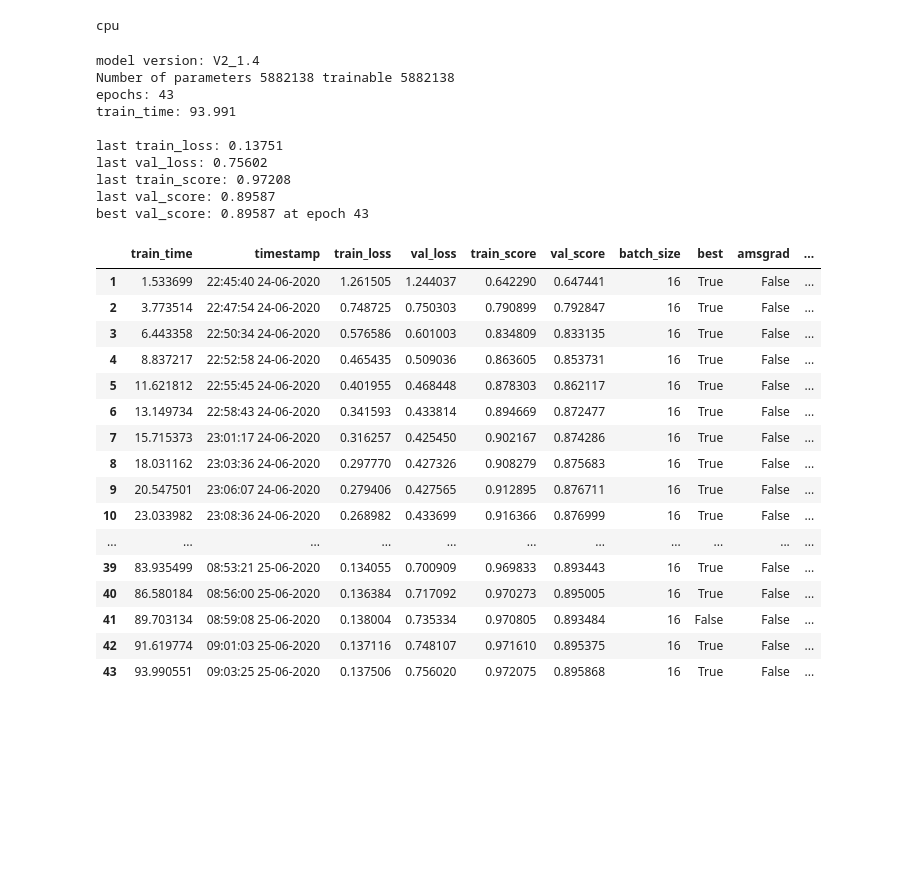
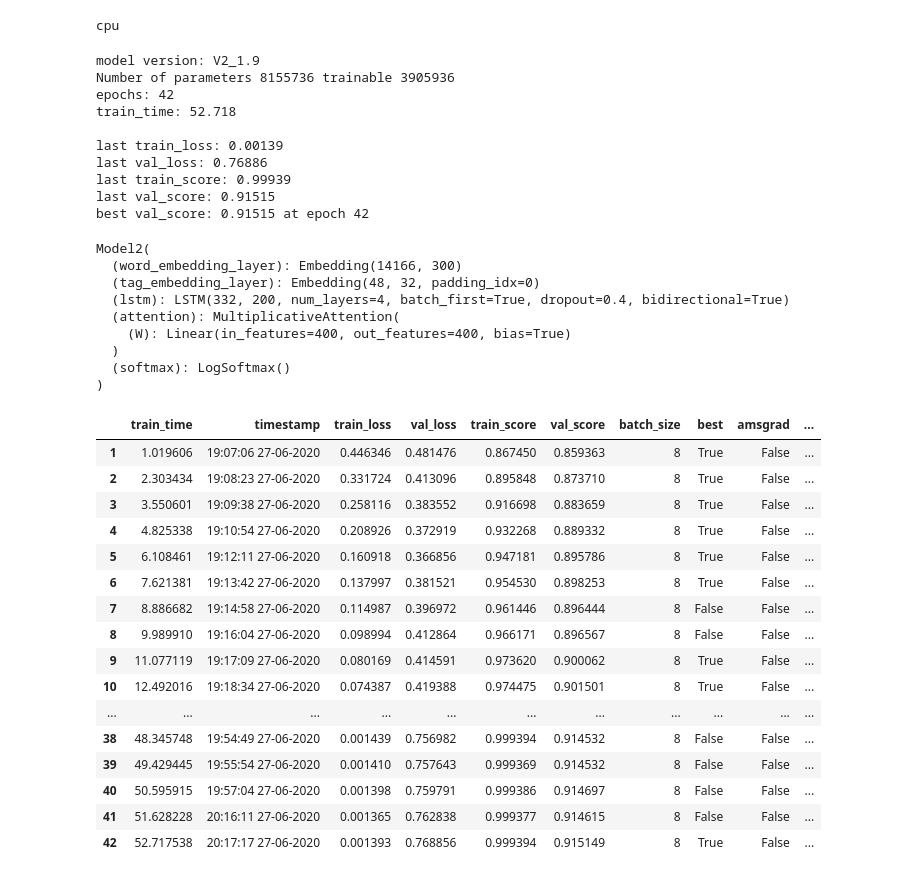
Before and after one commit to matansudry/Neural_Networks_for_Dependency_Parser, a Jupyter notebook: evaluate.ipynb, the cells around one changed output. Saved outputs shown, nothing was run; the diff lists cells and outputs as text; code cells hidden in the pictures; blank space fills up the shorter version.

Commit message:
final m2 model commit

```diff
--- a/evaluate.ipynb
+++ b/evaluate.ipynb
@@ -58,31 +54,46 @@ save = True
+# %%
+# version = 'V2_1.5_AdamW_new_dropout'
+# version = 'V2_1.7'
+# version = 'V2_1.8'
+version = 'V2_1.9'
 # %%
 checkpoint = ptu.load_model(version=version, versions_dir=versions_dir, epoch='best', seed=42)
+display(checkpoint.model)
 display(checkpoint.log)
 # %% [output]
-model version: V2_1.4
-Number of parameters 5882138 trainable 5882138
-epochs: 43
-train_time: 93.991
+model version: V2_1.9
+Number of parameters 8155736 trainable 3905936
+epochs: 42
+train_time: 52.718
 
-last train_loss: 0.13751
-last val_loss: 0.75602
-last train_score: 0.97208
-last val_score: 0.89587
-best val_score: 0.89587 at epoch 43
+last train_loss: 0.00139
+last val_loss: 0.76886
+last train_score: 0.99939
+last val_score: 0.91515
+best val_score: 0.91515 at epoch 42
+Model2(
+  (word_embedding_layer): Embedding(14166, 300)
+  (tag_embedding_layer): Embedding(48, 32, padding_idx=0)
+  (lstm): LSTM(332, 200, num_layers=4, batch_first=True, dropout=0.4, bidirectional=True)
+  (attention): MultiplicativeAttention(
+    (W): Linear(in_features=400, out_features=400, bias=True)
+  )
+  (softmax): LogSoftmax()
+)
 |  | train_time | timestamp | train_loss | val_loss | train_score | val_score | batch_size | best | amsgrad | ... |
-| 1 | 1.533699 | 22:45:40 24-06-2020 | 1.261505 | 1.244037 | 0.642290 | 0.647441 | 16 | True | False | ... |
-| 2 | 3.773514 | 22:47:54 24-06-2020 | 0.748725 | 0.750303 | 0.790899 | 0.792847 | 16 | True | False | ... |
-| 3 | 6.443358 | 22:50:34 24-06-2020 | 0.576586 | 0.601003 | 0.834809 | 0.833135 | 16 | True | False | ... |
-| 4 | 8.837217 | 22:52:58 24-06-2020 | 0.465435 | 0.509036 | 0.863605 | 0.853731 | 16 | True | False | ... |
-| 5 | 11.621812 | 22:55:45 24-06-2020 | 0.401955 | 0.468448 | 0.878303 | 0.862117 | 16 | True | False | ... |
-| 6 | 13.149734 | 22:58:43 24-06-2020 | 0.341593 | 0.433814 | 0.894669 | 0.872477 | 16 | True | False | ... |
-| 7 | 15.715373 | 23:01:17 24-06-2020 | 0.316257 | 0.425450 | 0.902167 | 0.874286 | 16 | True | False | ... |
-| 8 | 18.031162 | 23:03:36 24-06-2020 | 0.297770 | 0.427326 | 0.908279 | 0.875683 | 16 | True | False | ... |
-| 9 | 20.547501 | 23:06:07 24-06-2020 | 0.279406 | 0.427565 | 0.912895 | 0.876711 | 16 | True | False | ... |
-| 10 | 23.033982 | 23:08:36 24-06-2020 | 0.268982 | 0.433699 | 0.916366 | 0.876999 | 16 | True | False | ... |
+| 1 | 1.019606 | 19:07:06 27-06-2020 | 0.446346 | 0.481476 | 0.867450 | 0.859363 | 8 | True | False | ... |
+| 2 | 2.303434 | 19:08:23 27-06-2020 | 0.331724 | 0.413096 | 0.895848 | 0.873710 | 8 | True | False | ... |
+| 3 | 3.550601 | 19:09:38 27-06-2020 | 0.258116 | 0.383552 | 0.916698 | 0.883659 | 8 | True | False | ... |
+| 4 | 4.825338 | 19:10:54 27-06-2020 | 0.208926 | 0.372919 | 0.932268 | 0.889332 | 8 | True | False | ... |
+| 5 | 6.108461 | 19:12:11 27-06-2020 | 0.160918 | 0.366856 | 0.947181 | 0.895786 | 8 | True | False | ... |
+| 6 | 7.621381 | 19:13:42 27-06-2020 | 0.137997 | 0.381521 | 0.954530 | 0.898253 | 8 | True | False | ... |
+| 7 | 8.886682 | 19:14:58 27-06-2020 | 0.114987 | 0.396972 | 0.961446 | 0.896444 | 8 | False | False | ... |
+| 8 | 9.989910 | 19:16:04 27-06-2020 | 0.098994 | 0.412864 | 0.966171 | 0.896567 | 8 | False | False | ... |
+| 9 | 11.077119 | 19:17:09 27-06-2020 | 0.080169 | 0.414591 | 0.973620 | 0.900062 | 8 | True | False | ... |
+| 10 | 12.492016 | 19:18:34 27-06-2020 | 0.074387 | 0.419388 | 0.974475 | 0.901501 | 8 | True | False | ... |
 | ... | ... | ... | ... | ... | ... | ... | ... | ... | ... | ... |
-| 39 | 83.935499 | 08:53:21 25-06-2020 | 0.134055 | 0.700909 | 0.969833 | 0.893443 | 16 | True | False | ... |
-| 40 | 86.580184 | 08:56:00 25-06-2020 | 0.136384 | 0.717092 | 0.970273 | 0.895005 | 16 | True | False | ... |
-| 41 | 89.703134 | 08:59:08 25-06-2020 | 0.138004 | 0.735334 | 0.970805 | 0.893484 | 16 | False | False | ... |
-| 42 | 91.619774 | 09:01:03 25-06-2020 | 0.137116 | 0.748107 | 0.971610 | 0.895375 | 16 | True | False | ... |
-| 43 | 93.990551 | 09:03:25 25-06-2020 | 0.137506 | 0.756020 | 0.972075 | 0.895868 | 16 | True | False | ... |
+| 38 | 48.345748 | 19:54:49 27-06-2020 | 0.001439 | 0.756982 | 0.999394 | 0.914532 | 8 | False | False | ... |
+| 39 | 49.429445 | 19:55:54 27-06-2020 | 0.001410 | 0.757643 | 0.999369 | 0.914532 | 8 | False | False | ... |
+| 40 | 50.595915 | 19:57:04 27-06-2020 | 0.001398 | 0.759791 | 0.999386 | 0.914697 | 8 | False | False | ... |
+| 41 | 51.628228 | 20:16:11 27-06-2020 | 0.001365 | 0.762838 | 0.999377 | 0.914615 | 8 | False | False | ... |
+| 42 | 52.717538 | 20:17:17 27-06-2020 | 0.001393 | 0.768856 | 0.999394 | 0.915149 | 8 | True | False | ... |
```
Also changed, not shown: parts of 10 cells of this notebook, 11 other files.
